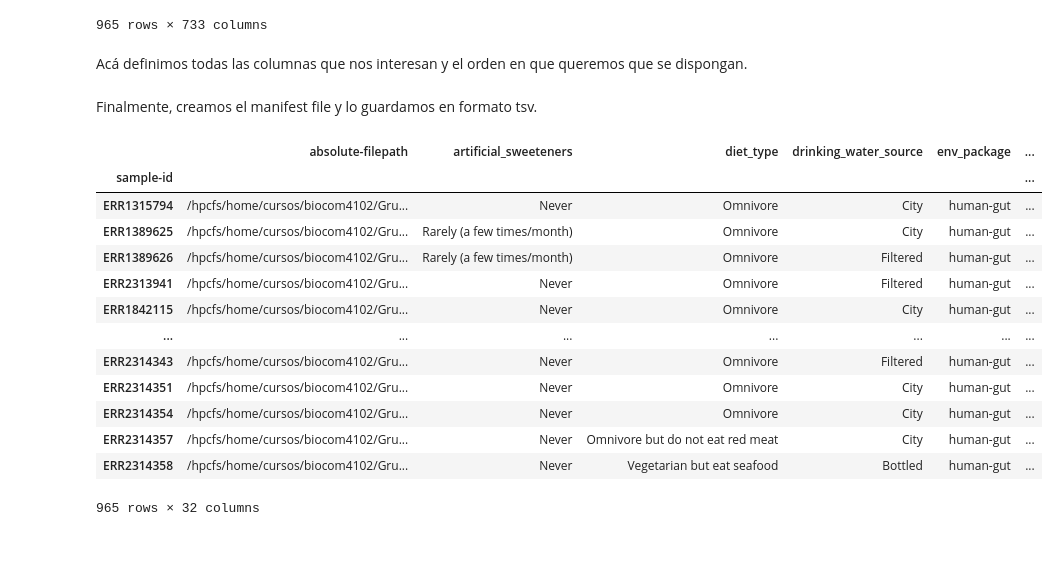
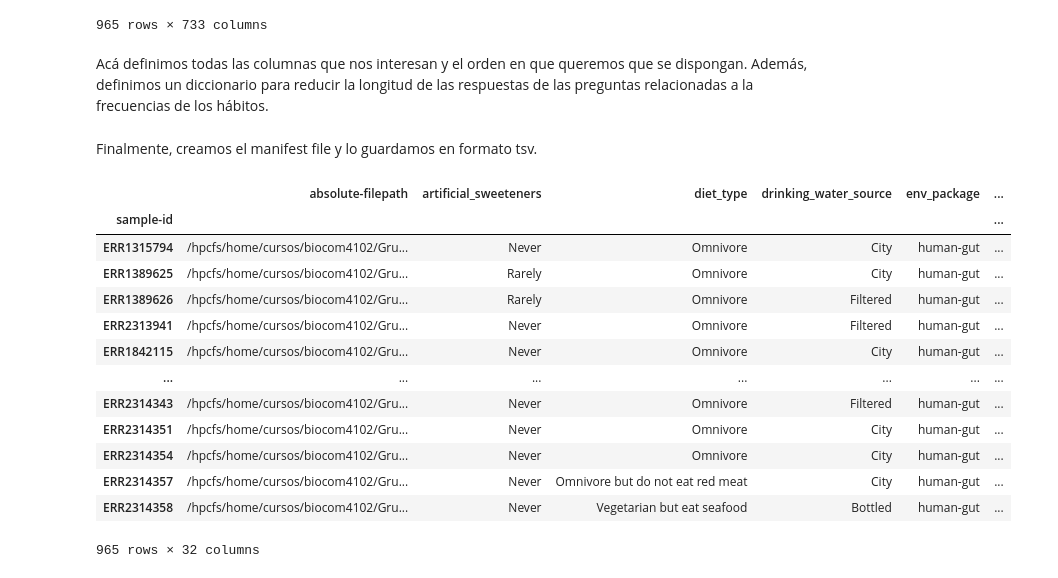
Before and after one commit to alejandrocs98/Poryecto-BCOM4102-G5, a Jupyter notebook: data-acqusition/02_Data_accession_and_manifest_creation.ipynb, the cells around one changed output. Saved outputs shown, nothing was run; the diff lists cells and outputs as text; code cells hidden in the pictures; blank space fills up the shorter version.

```diff
--- a/data-acqusition/02_Data_accession_and_manifest_creation.ipynb
+++ b/data-acqusition/02_Data_accession_and_manifest_creation.ipynb
@@ -116,7 +116,7 @@ metadata_filtered
 | ERR2314358 | 10317.000073260 | I do not have this condition | false | false | I do not have this condition | 60s | 64 | ... |
 965 rows × 733 columns
 # %% [markdown]
-Acá definimos todas las columnas que nos interesan y el orden en que queremos que se dispongan.
+Acá definimos todas las columnas que nos interesan y el orden en que queremos que se dispongan. Además, definimos un diccionario para reducir la longitud de las respuestas de las preguntas relacionadas a la frecuencias de los hábitos.
 # %%
 columns_interest = ['absolute-filepath',
                     'artificial_sweeteners',
@@ -150,18 +150,27 @@ columns_interest = ['absolute-filepath',
                     'whole_eggs',
                     'whole_grain_frequency',
                     'fastq_ftp']
+
+string_values_replace = {'Rarely (less than once/week)':'Rarely',
+     'Rarely (a few times/month)':'Rarely',
+     'Occasionally (1-2 times/week)':'Occasionally',
+     'Regularly (3-5 times/week)':'Regularly',
+     'I do not eat gluten because it makes me feel bad':'Feel bad',
+     'I was diagnosed with gluten allergy (anti-gluten IgG), but not celiac disease':'Allergic',
+     'I was diagnosed with celiac disease':'Celiac disease'}
 # %% [markdown]
 Finalmente, creamos el manifest file y lo guardamos en formato tsv.
 # %%
 metadata_interest_filtered = metadata_filtered.loc[:, columns_interest]
+metadata_interest_filtered.replace(string_values_replace, inplace=True)
 metadata_interest_filtered.to_csv('manifest_file.tsv', sep = '\t')
 metadata_interest_filtered
 # %% [output]
 |  | absolute-filepath | artificial_sweeteners | diet_type | drinking_water_source | env_package | ... |
 | sample-id |  |  |  |  |  | ... |
 | ERR1315794 | /hpcfs/home/cursos/biocom4102/Gru... | Never | Omnivore | City | human-gut | ... |
-| ERR1389625 | /hpcfs/home/cursos/biocom4102/Gru... | Rarely (a few times/month) | Omnivore | City | human-gut | ... |
-| ERR1389626 | /hpcfs/home/cursos/biocom4102/Gru... | Rarely (a few times/month) | Omnivore | Filtered | human-gut | ... |
+| ERR1389625 | /hpcfs/home/cursos/biocom4102/Gru... | Rarely | Omnivore | City | human-gut | ... |
+| ERR1389626 | /hpcfs/home/cursos/biocom4102/Gru... | Rarely | Omnivore | Filtered | human-gut | ... |
 | ERR2313941 | /hpcfs/home/cursos/biocom4102/Gru... | Never | Omnivore | Filtered | human-gut | ... |
 | ERR1842115 | /hpcfs/home/cursos/biocom4102/Gru... | Never | Omnivore | City | human-gut | ... |
 | ... | ... | ... | ... | ... | ... | ... |
```
Also changed, not shown: 3 other files.
